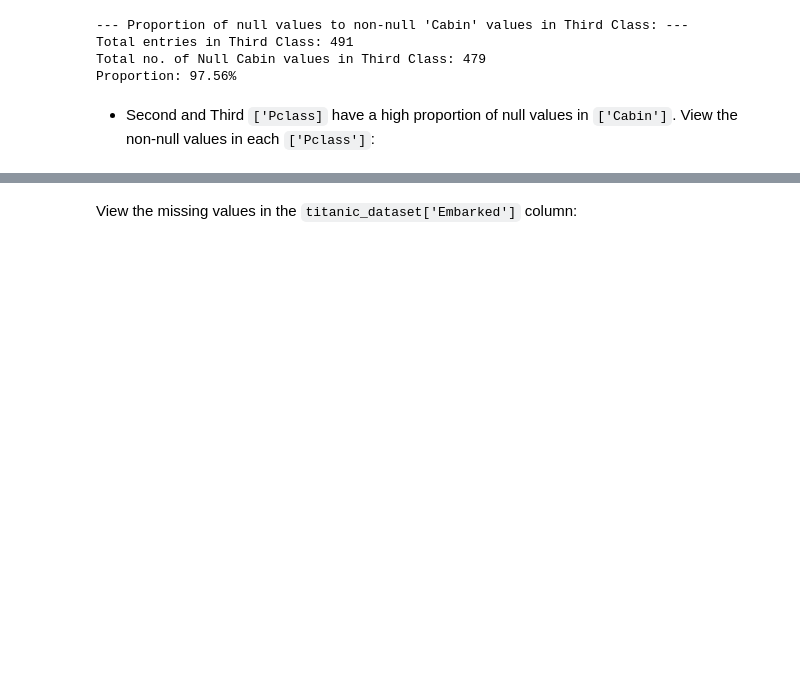
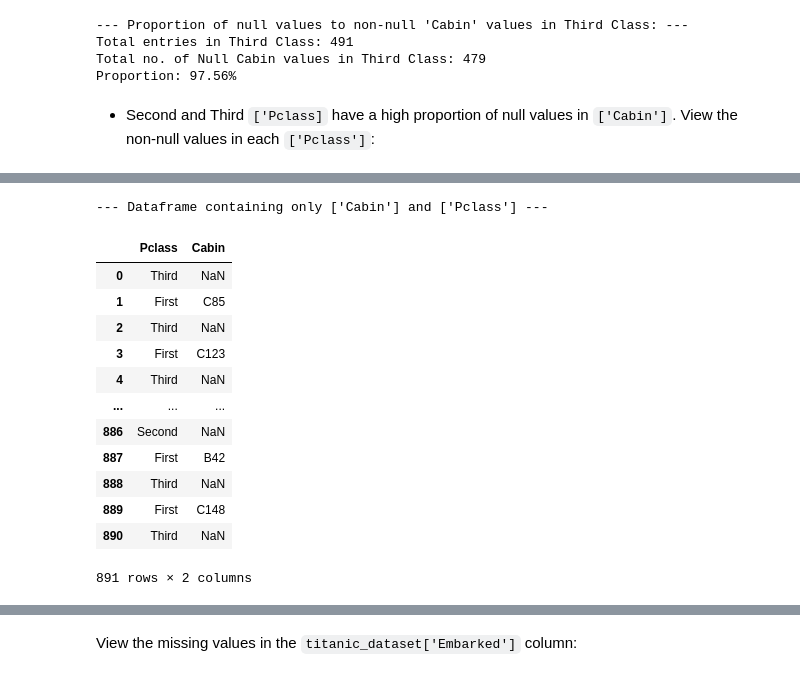
Before and after one commit to nadupoy/Cyber-Shujaa---Exploratory-Data-Analysis, a Jupyter notebook: exploratory_data_analysis.ipynb, the cells around one changed output, grey strips where cells are left out. Cells and saved outputs as stored; diff of their text form; code cells hidden in the pictures; blank space fills up the shorter version.

```diff
--- a/exploratory_data_analysis.ipynb
+++ b/exploratory_data_analysis.ipynb
@@ -436,3 +458,23 @@ titanic_dataset.loc[
 | 751 | 752 | Yes | Third | Moor, Master Meier | Male | 6 | 0 | 1 | 392096 | 12.4750 | ... |
 | 776 | 777 | No | Third | Tobin, Mr. Roger | Male | 30 | 0 | 0 | 383121 | 7.7500 | ... |
 | 823 | 824 | Yes | Third | Moor, Mrs. (Beila) | Female | 27 | 0 | 1 | 392096 | 12.4750 | ... |
+# %%
+print("--- Dataframe containing only ['Cabin'] and ['Pclass'] ---")
+
+pclass_cabins = titanic_dataset[['Pclass', 'Cabin']]
+pclass_cabins
+# %% [output]
+--- Dataframe containing only ['Cabin'] and ['Pclass'] ---
+|  | Pclass | Cabin |
+| 0 | Third | NaN |
+| 1 | First | C85 |
+| 2 | Third | NaN |
+| 3 | First | C123 |
+| 4 | Third | NaN |
+| ... | ... | ... |
+| 886 | Second | NaN |
+| 887 | First | B42 |
+| 888 | Third | NaN |
+| 889 | First | C148 |
+| 890 | Third | NaN |
+891 rows × 2 columns
```
Also changed, not shown: parts of 17 cells of this notebook.
